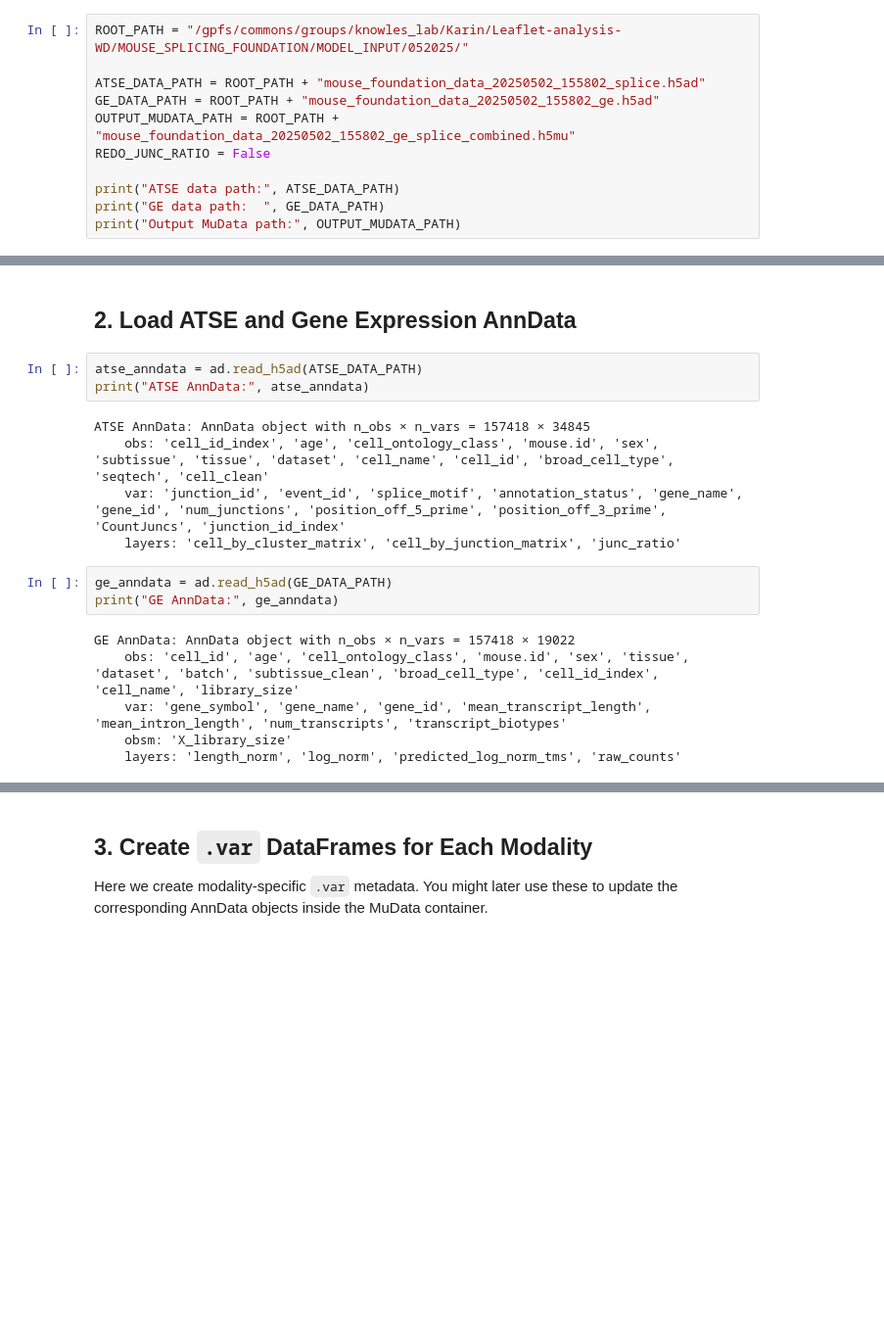
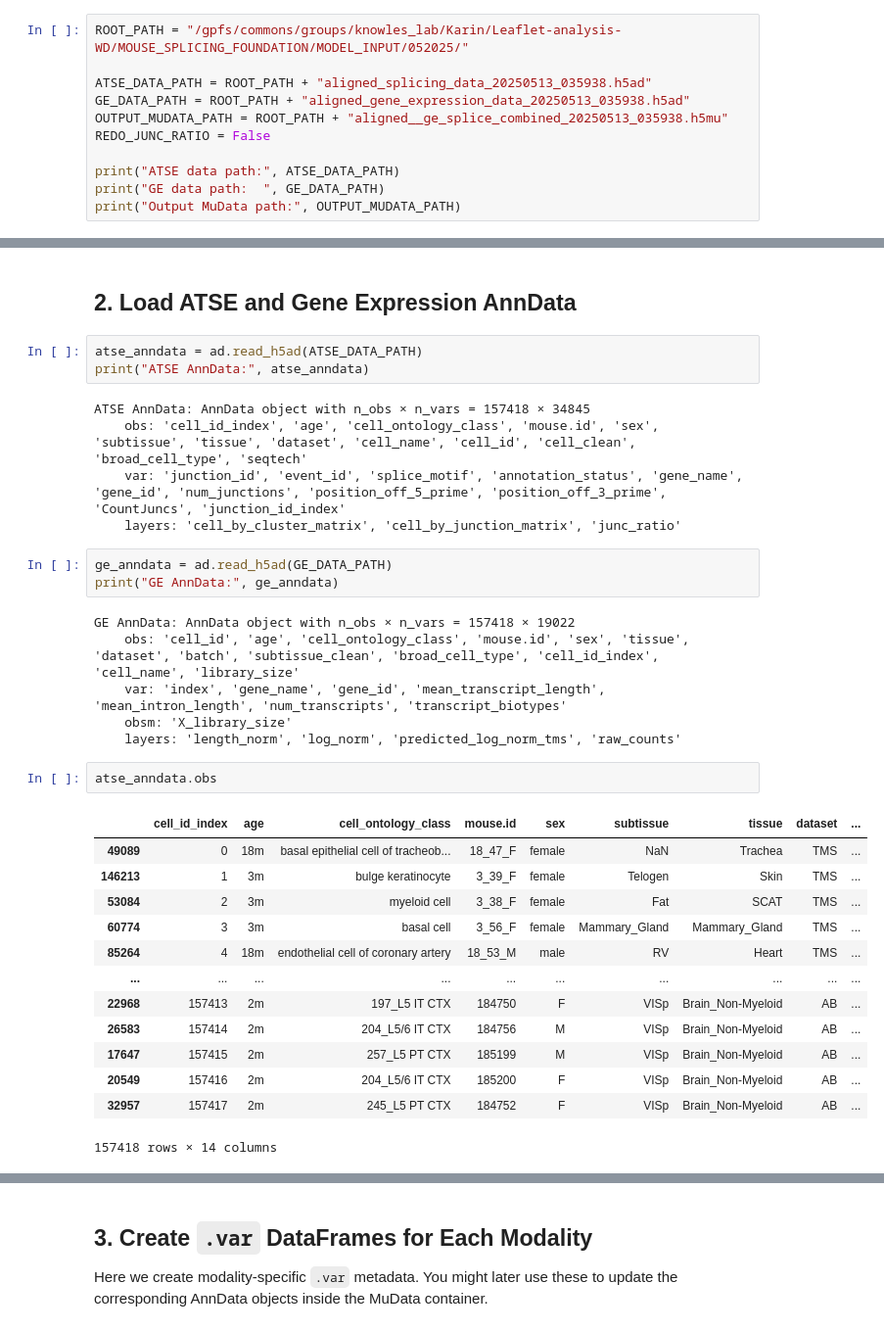
Before and after one commit to smritivaidyanathan/multivi_tools_splicing, a Jupyter notebook: multivi_splice_utils/jupyter_notebooks/ann_data_maker.ipynb, the cells around one changed output, grey strips where cells are left out. Shown at 98% size. Drawn from its saved outputs; the diff is of its cells as text; blank space fills up the shorter version.

```diff
--- a/multivi_splice_utils/jupyter_notebooks/ann_data_maker.ipynb
+++ b/multivi_splice_utils/jupyter_notebooks/ann_data_maker.ipynb
@@ -13,9 +13,9 @@ This notebook:
 # %%
 ROOT_PATH = "/gpfs/commons/groups/knowles_lab/Karin/Leaflet-analysis-WD/MOUSE_SPLICING_FOUNDATION/MODEL_INPUT/052025/"
 
-ATSE_DATA_PATH = ROOT_PATH + "mouse_foundation_data_20250502_155802_splice.h5ad"
-GE_DATA_PATH = ROOT_PATH + "mouse_foundation_data_20250502_155802_ge.h5ad"
-OUTPUT_MUDATA_PATH = ROOT_PATH + "mouse_foundation_data_20250502_155802_ge_splice_combined.h5mu"
+ATSE_DATA_PATH = ROOT_PATH + "aligned_splicing_data_20250513_035938.h5ad"
+GE_DATA_PATH = ROOT_PATH + "aligned_gene_expression_data_20250513_035938.h5ad"
+OUTPUT_MUDATA_PATH = ROOT_PATH + "aligned__ge_splice_combined_20250513_035938.h5mu"
 REDO_JUNC_RATIO = False
 
 print("ATSE data path:", ATSE_DATA_PATH)
@@ -55,7 +55,7 @@ atse_anndata = ad.read_h5ad(ATSE_DATA_PATH)
 print("ATSE AnnData:", atse_anndata)
 # %% [output]
 ATSE AnnData: AnnData object with n_obs × n_vars = 157418 × 34845
-    obs: 'cell_id_index', 'age', 'cell_ontology_class', 'mouse.id', 'sex', 'subtissue', 'tissue', 'dataset', 'cell_name', 'cell_id', 'broad_cell_type', 'seqtech', 'cell_clean'
+    obs: 'cell_id_index', 'age', 'cell_ontology_class', 'mouse.id', 'sex', 'subtissue', 'tissue', 'dataset', 'cell_name', 'cell_id', 'cell_clean', 'broad_cell_type', 'seqtech'
     var: 'junction_id', 'event_id', 'splice_motif', 'annotation_status', 'gene_name', 'gene_id', 'num_junctions', 'position_off_5_prime', 'position_off_3_prime', 'CountJuncs', 'junction_id_index'
     layers: 'cell_by_cluster_matrix', 'cell_by_junction_matrix', 'junc_ratio'
 # %%
@@ -64,6 +64,22 @@ print("GE AnnData:", ge_anndata)
 # %% [output]
 GE AnnData: AnnData object with n_obs × n_vars = 157418 × 19022
     obs: 'cell_id', 'age', 'cell_ontology_class', 'mouse.id', 'sex', 'tissue', 'dataset', 'batch', 'subtissue_clean', 'broad_cell_type', 'cell_id_index', 'cell_name', 'library_size'
-    var: 'gene_symbol', 'gene_name', 'gene_id', 'mean_transcript_length', 'mean_intron_length', 'num_transcripts', 'transcript_biotypes'
+    var: 'index', 'gene_name', 'gene_id', 'mean_transcript_length', 'mean_intron_length', 'num_transcripts', 'transcript_biotypes'
     obsm: 'X_library_size'
     layers: 'length_norm', 'log_norm', 'predicted_log_norm_tms', 'raw_counts'
+# %%
+atse_anndata.obs
+# %% [output]
+|  | cell_id_index | age | cell_ontology_class | mouse.id | sex | subtissue | tissue | dataset | ... |
+| 49089 | 0 | 18m | basal epithelial cell of tracheob... | 18_47_F | female | NaN | Trachea | TMS | ... |
+| 146213 | 1 | 3m | bulge keratinocyte | 3_39_F | female | Telogen | Skin | TMS | ... |
+| 53084 | 2 | 3m | myeloid cell | 3_38_F | female | Fat | SCAT | TMS | ... |
+| 60774 | 3 | 3m | basal cell | 3_56_F | female | Mammary_Gland | Mammary_Gland | TMS | ... |
+| 85264 | 4 | 18m | endothelial cell of coronary artery | 18_53_M | male | RV | Heart | TMS | ... |
+| ... | ... | ... | ... | ... | ... | ... | ... | ... | ... |
+| 22968 | 157413 | 2m | 197_L5 IT CTX | 184750 | F | VISp | Brain_Non-Myeloid | AB | ... |
+| 26583 | 157414 | 2m | 204_L5/6 IT CTX | 184756 | M | VISp | Brain_Non-Myeloid | AB | ... |
+| 17647 | 157415 | 2m | 257_L5 PT CTX | 185199 | M | VISp | Brain_Non-Myeloid | AB | ... |
+| 20549 | 157416 | 2m | 204_L5/6 IT CTX | 185200 | F | VISp | Brain_Non-Myeloid | AB | ... |
+| 32957 | 157417 | 2m | 245_L5 PT CTX | 184752 | F | VISp | Brain_Non-Myeloid | AB | ... |
+157418 rows × 14 columns
```
Also changed, not shown: parts of 2 cells of this notebook, 5 other files.
